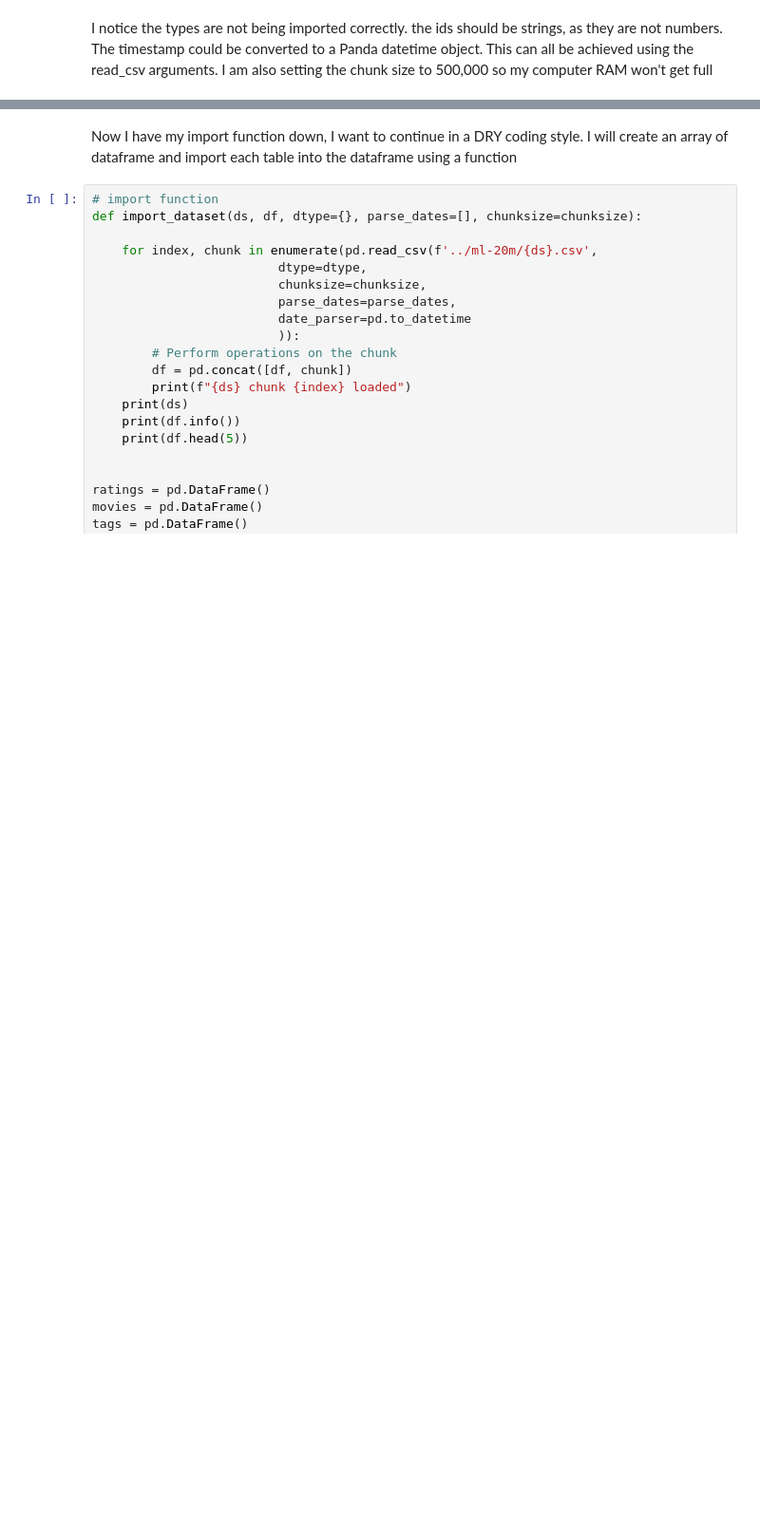
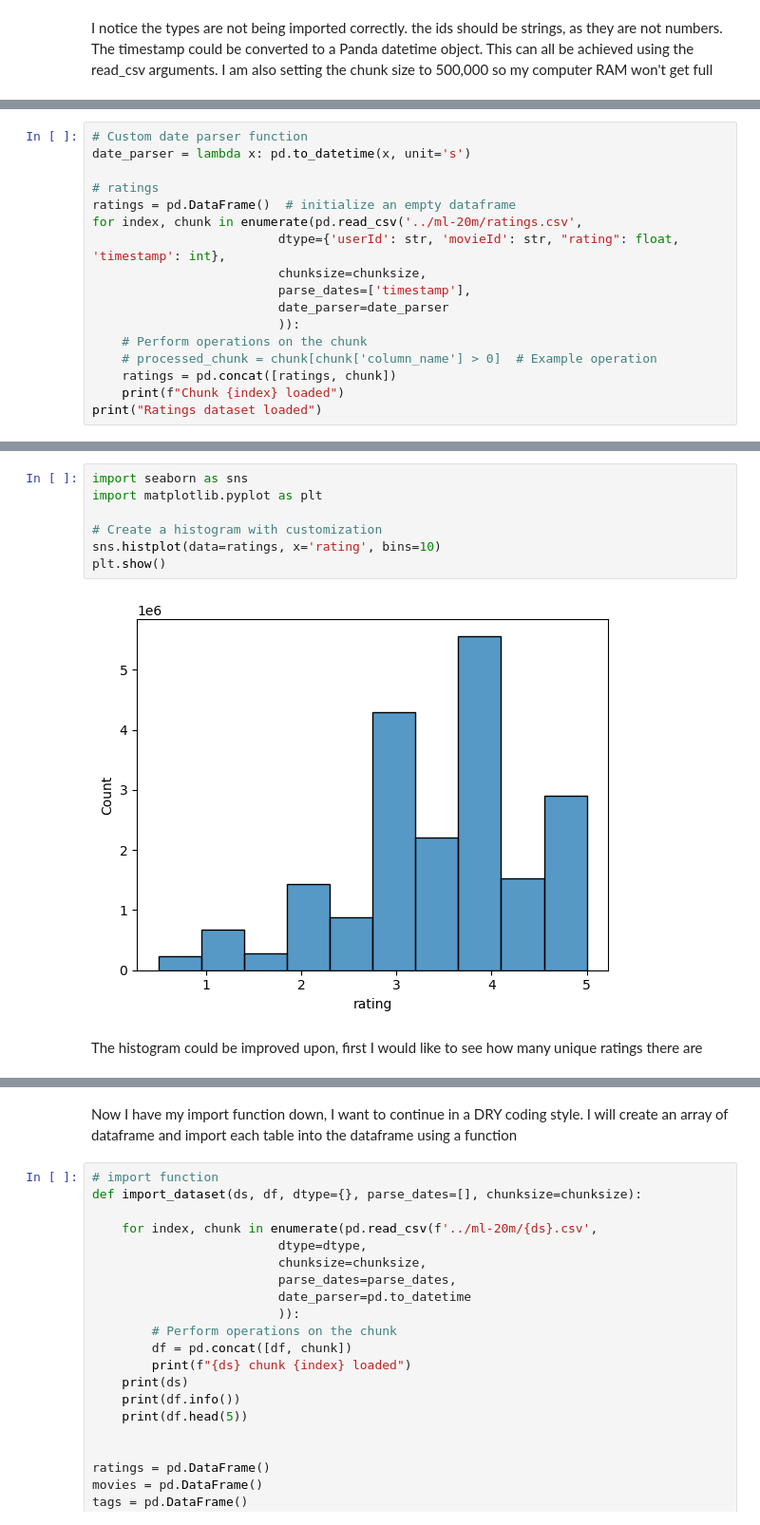
Before and after one commit to padraicohora/movie-recommendation, a Jupyter notebook: exploration.ipynb, the cells around one changed output, grey strips where cells are left out. Shown at 95% size. Cells and saved outputs as stored; diff of their text form; blank space fills up the shorter version.

Commit message:
Reworked the file import. Split it out. Started exploring the ratings table

```diff
--- a/exploration.ipynb
+++ b/exploration.ipynb
@@ -56,0 +45,17 @@ None
+# %%
+# Custom date parser function
+date_parser = lambda x: pd.to_datetime(x, unit='s')
+
+# ratings
+ratings = pd.DataFrame()  # initialize an empty dataframe
+for index, chunk in enumerate(pd.read_csv('../ml-20m/ratings.csv',
+                         dtype={'userId': str, 'movieId': str, "rating": float, 'timestamp': int},
+                         chunksize=chunksize,
+                         parse_dates=['timestamp'],
+                         date_parser=date_parser
+                         )):
+    # Perform operations on the chunk
+    # processed_chunk = chunk[chunk['column_name'] > 0]  # Example operation
+    ratings = pd.concat([ratings, chunk])
+    print(f"Chunk {index} loaded")
+print("Ratings dataset loaded")
@@ -56,0 +142,11 @@ None
+# %%
+import seaborn as sns
+import matplotlib.pyplot as plt
+
+# Create a histogram with customization
+sns.histplot(data=ratings, x='rating', bins=10)
+plt.show()
+# %% [output]
+[figure, added]
+# %% [markdown]
+The histogram could be improved upon, first I would like to see how many unique ratings there are
```
Also changed, not shown: parts of 25 cells of this notebook, 1 other file.
